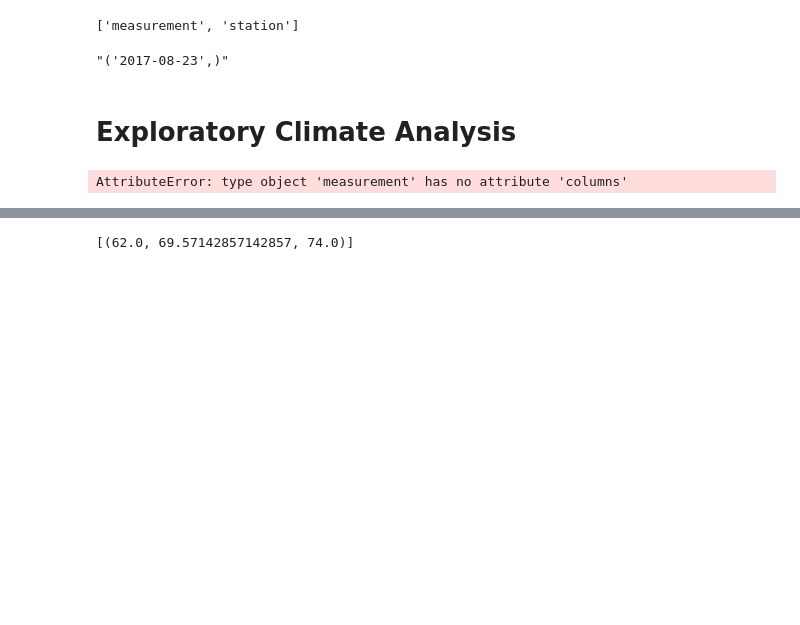
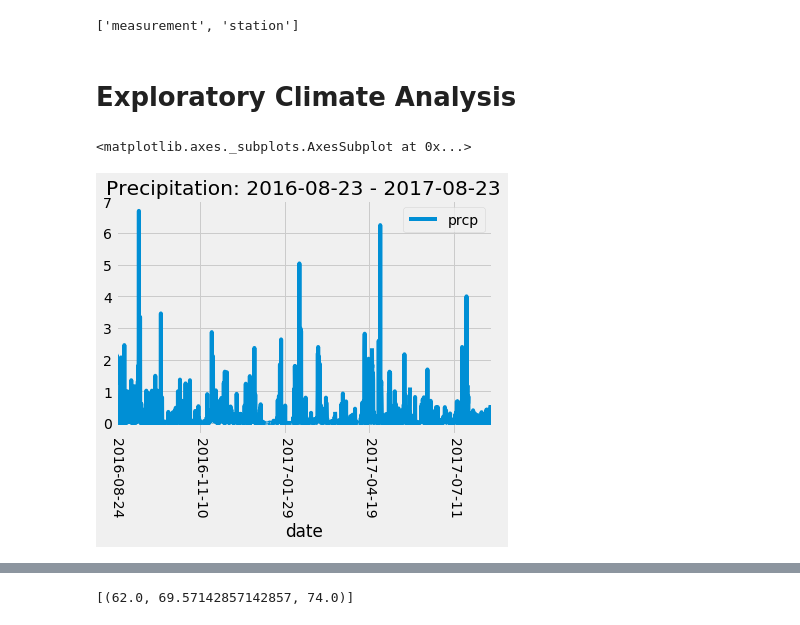
Before and after one commit to christos-f/sqlalchemy-challenge, a Jupyter notebook: SurfsUp/climate_starter.ipynb, the cells around one changed output, grey strips where cells are left out. Saved outputs shown, nothing was run; the diff lists cells and outputs as text; code cells hidden in the pictures; blank space fills up the shorter version.

```diff
--- a/SurfsUp/climate_starter.ipynb
+++ b/SurfsUp/climate_starter.ipynb
@@ -19,5 +19,5 @@ from sqlalchemy import create_engine, func
 # %%
-engine = create_engine("sqlite:///Resources/hawaii.sqlite")
+engine = create_engine("sqlite:///../Resources/hawaii.sqlite")
 # %%
 # reflect an existing database into a new model
 Base = automap_base()
@@ -35,26 +35,39 @@ Station = Base.classes.station
 # %%
 # Create our session (link) from Python to the DB
 session = Session(engine)
-# %%
-StartDate = (session.query(Measurement.date).order_by(Measurement.date.desc()).first())
-StartDate.strip()
-# %% [output]
-"('2017-08-23',)"
 # %% [markdown]
 # Exploratory Climate Analysis
 # %%
 # Design a query to retrieve the last 12 months of precipitation data and plot the results
-EndDate =  StartDate datetime.timedelta(6*30)# Calculate the date 1 year ago from the last data point in the database
+# Calculate the date 1 year ago from the last data point in the database
+
+#Get Latest Date in Table
+startDate = (session.query(Measurement.date).order_by(Measurement.date.desc()).first())
+startDate = np.ravel(startDate)[0]
+#Get 1 year before latest date
+endDate = dt.datetime.strptime(StartDate, '%Y-%m-%d') - dt.timedelta(days=1*365)
+endDate = (endDate.strftime('%Y-%m-%d'))
 
 # Perform a query to retrieve the data and precipitation scores
+precipitation = (session.query(Measurement.date, Measurement.prcp)
+                .filter(Measurement.date > endDate)
+                .order_by(Measurement.date.asc())
+                     .all())
+
 
 # Save the query results as a Pandas DataFrame and set the index to the date column
+prcpTable = pd.DataFrame(precipitation)
+prcpTable = prcpTable.set_index('date')
+# Sort the dataframe by date
+prcpTable = prcpTable.sort_index(ascending=True)
+# Use Pandas Plotting with Matplotlib to plot the data
 
-# Sort the dataframe by date
+title = f'Precipitation: {EndDate} - {StartDate}'
 
-# Use Pandas Plotting with Matplotlib to plot the data
+prcpTable.plot(title=title, rot=270)
 # %% [output]
-AttributeError: type object 'measurement' has no attribute 'columns'
+<matplotlib.axes._subplots.AxesSubplot at 0x...>
+[figure, added]
 # %% [markdown]
 ![precipitation](Images/precipitation.png)
 # %%
```
Also changed, not shown: parts of 15 cells of this notebook, 3 other files.
